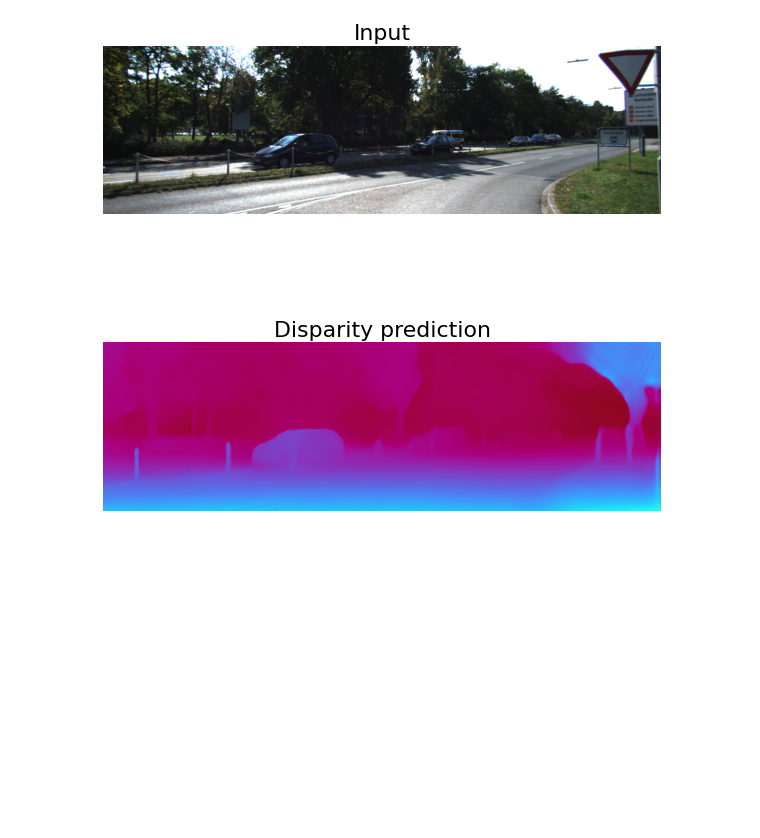
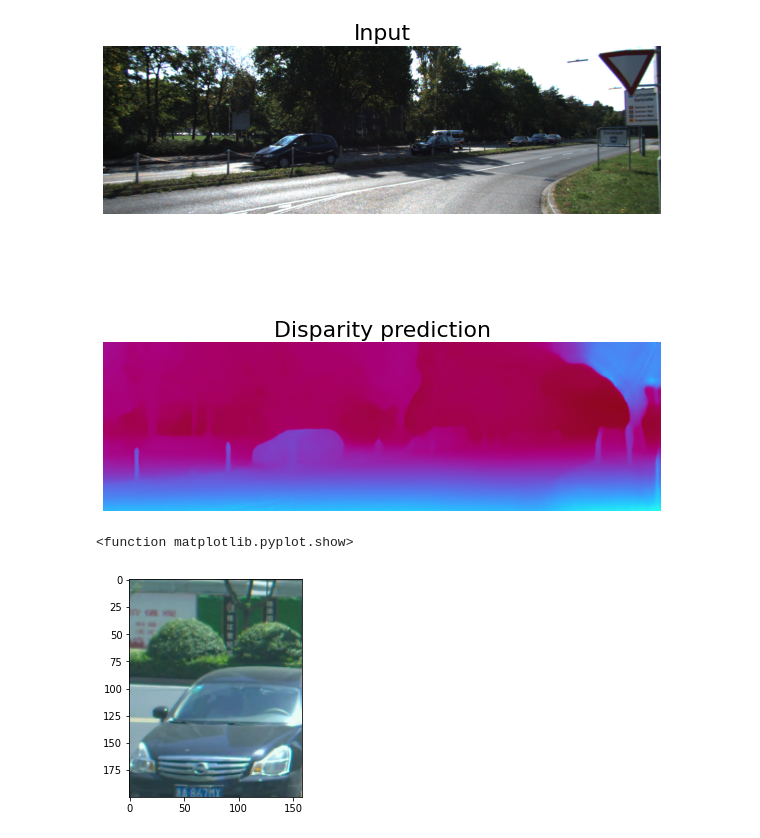
Before and after one commit to KarimaAL/depth-hints, a Jupyter notebook: Copie_de_not_for_commercial_purposes.ipynb, the cells around one changed output. Drawn from its saved outputs; the diff is of its cells as text; code cells hidden in the pictures; blank space fills up the shorter version.

```diff
--- a/Copie_de_not_for_commercial_purposes.ipynb
+++ b/Copie_de_not_for_commercial_purposes.ipynb
@@ -305,3 +305,29 @@ WARNING:root:Lossy conversion from float32 to uint8. Range [0, 1]. Convert image
 float32
 <function matplotlib.pyplot.show>
 [figure]
+# %%
+# Improting Image class from PIL module
+from PIL import Image
+import matplotlib.pyplot as plt
+# Opens a image in RGB mode
+im = Image.open(r"/content/3.jpg")
+# %%
+# Size of the image in pixels (size of orginal image)
+# (This is not mandatory)
+width, height = im.size
+
+# Setting the points for cropped image
+left = 5
+top = height / 4
+right = 164
+bottom = 3 * height / 4
+
+# Cropped image of above dimension
+# (It will not change orginal image)
+im1 = im.crop((left, top, right, bottom))
+
+plt.imshow(im1)
+plt.show
+# %% [output]
+<function matplotlib.pyplot.show>
+[figure, added]
```
